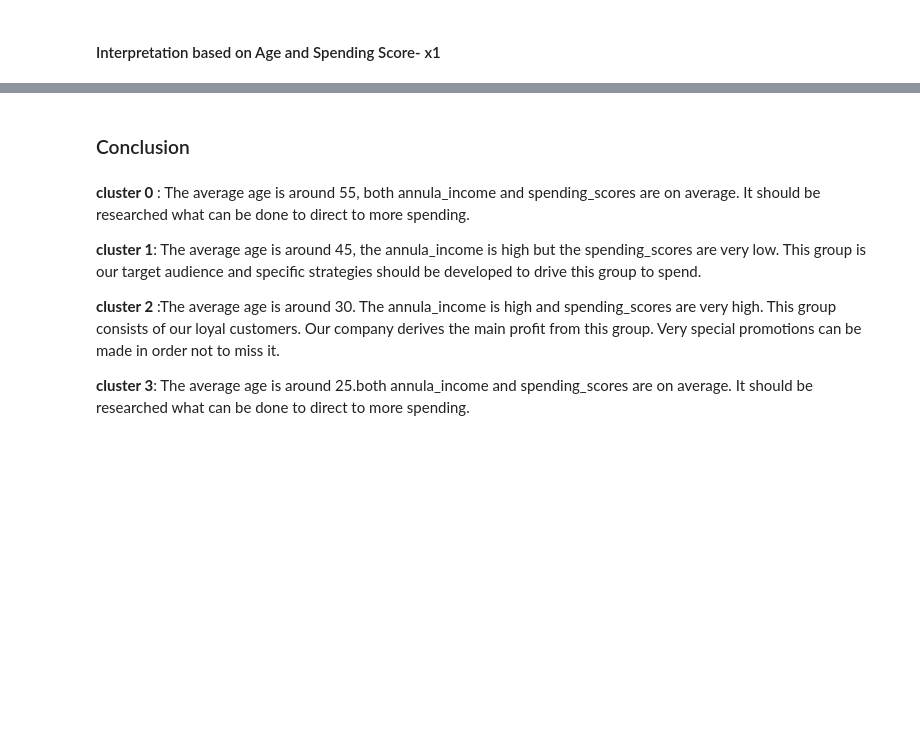
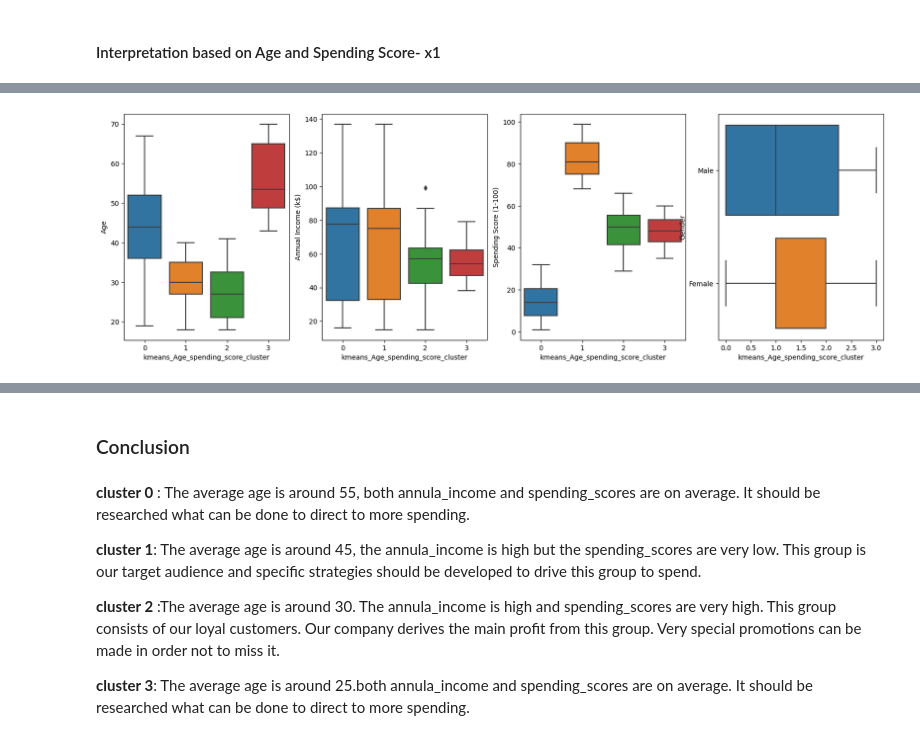
Before and after one commit to Hessa-Alharbi/Customer-Segmentation, a Jupyter notebook: Hierarchical_Clustering.ipynb, the cells around one changed output, grey strips where cells are left out. Drawn from its saved outputs; the diff is of its cells as text; code cells hidden in the pictures; blank space fills up the shorter version.

```diff
--- a/Hierarchical_Clustering.ipynb
+++ b/Hierarchical_Clustering.ipynb
@@ -400,0 +465,16 @@ sns.scatterplot(x='Age', y='Spending Score (1-100)', data=x1, hue='cluster', pal
+# %%
+plt.figure(figsize = (20,6))
+
+plt.subplot(141)
+sns.boxplot(y = "Age", x = "kmeans_Age_spending_score_cluster", data = df)
+
+plt.subplot(142)
+sns.boxplot(y = "Annual Income (k$)", x = "kmeans_Age_spending_score_cluster", data = df)
+
+plt.subplot(143)
+sns.boxplot(y = "Spending Score (1-100)", x = "kmeans_Age_spending_score_cluster", data = df)
+
+plt.subplot(144)
+sns.boxplot(y = "Gender", x = "kmeans_Age_spending_score_cluster", data = df);
+# %% [output]
+[figure, added]
```
Also changed, not shown: parts of 14 cells of this notebook, 4 other files.
